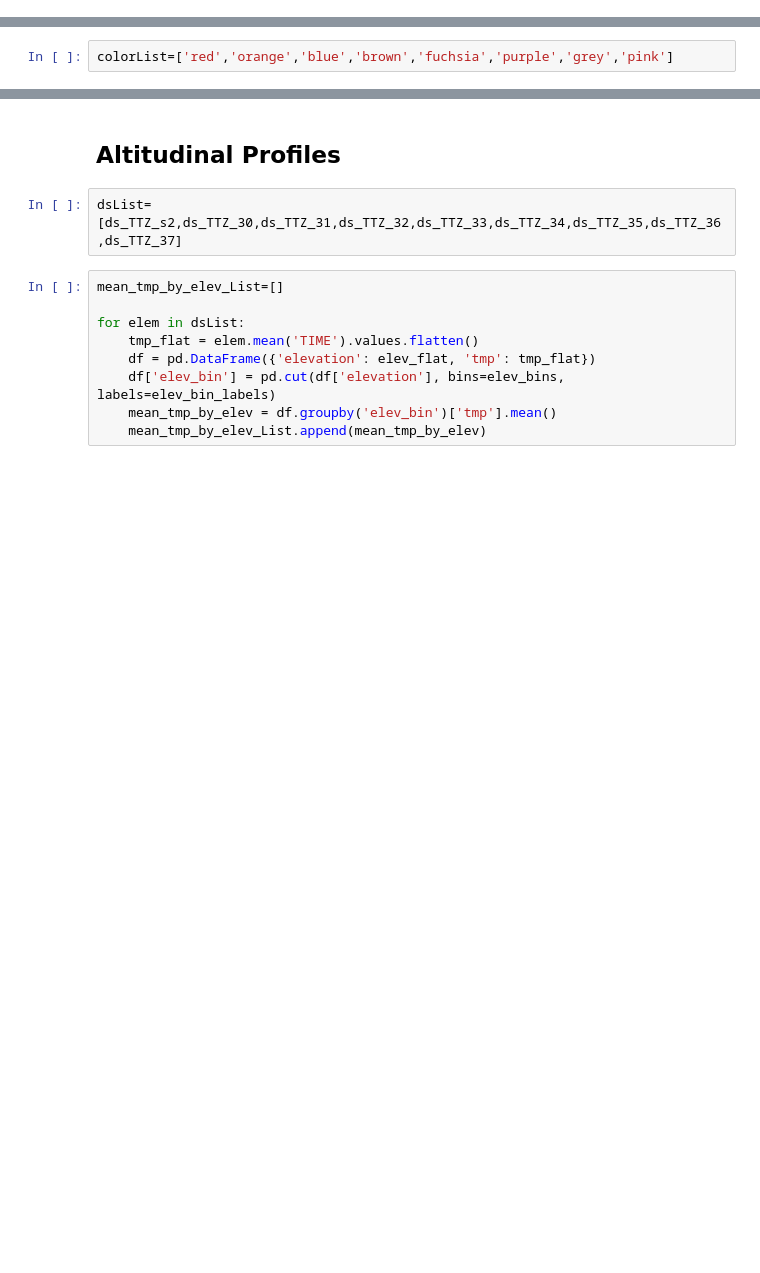
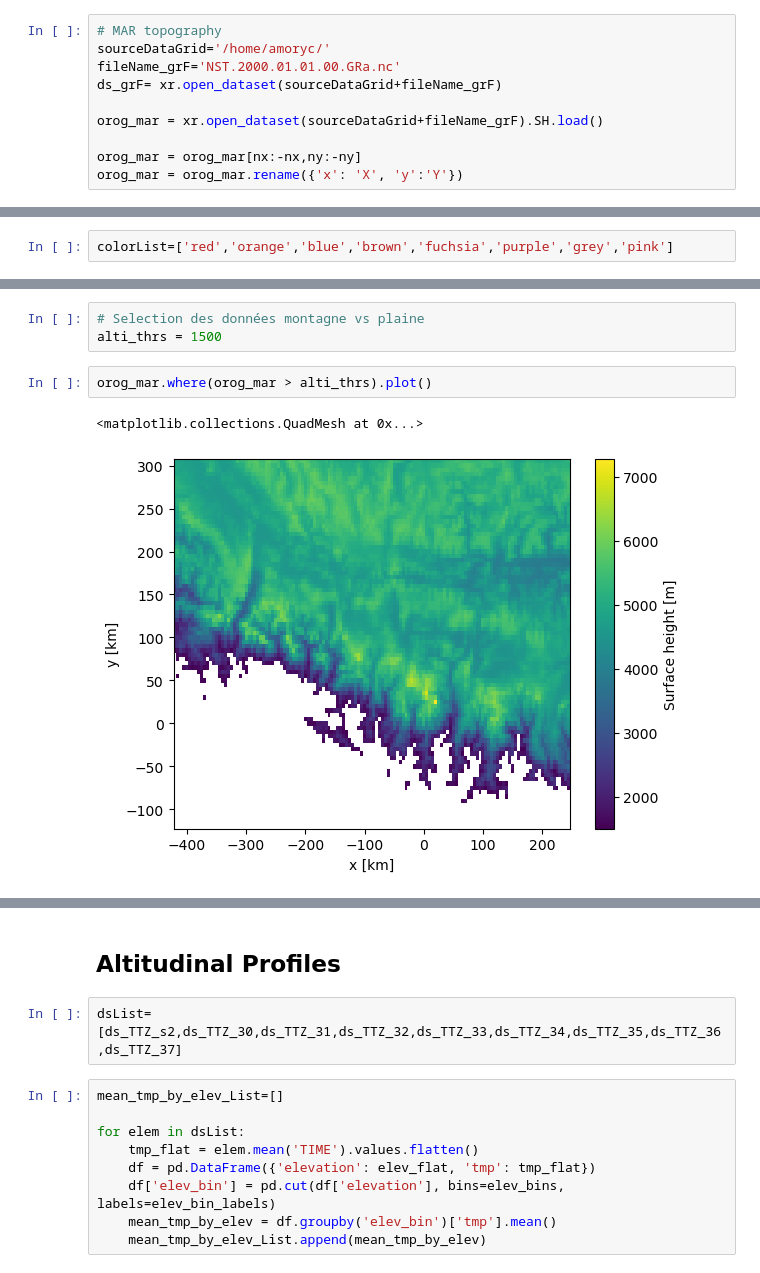
Before and after one commit to xfain/MAR_HMA, a Jupyter notebook: comparison_tmp.era5-land_MAR_GRa_sensitivity.ipynb, the cells around one changed output, grey strips where cells are left out. Drawn from its saved outputs; the diff is of its cells as text; blank space fills up the shorter version.

```diff
--- a/comparison_tmp.era5-land_MAR_GRa_sensitivity.ipynb
+++ b/comparison_tmp.era5-land_MAR_GRa_sensitivity.ipynb
@@ -49,6 +49,16 @@ nx=15;ny=15
 # %%
 sourceData='/bettik/PROJECTS/pr-regional-climate/santolam/MARout/'+domain+'/sensitivity_tests/'
 folder_figure = '/bettik/PROJECTS/pr-regional-climate/fainx/figures/' + domain_2 +'/'
+# %%
+# MAR topography
+sourceDataGrid='/home/amoryc/'
+fileName_grF='NST.2000.01.01.00.GRa.nc'
+ds_grF= xr.open_dataset(sourceDataGrid+fileName_grF)
+
+orog_mar = xr.open_dataset(sourceDataGrid+fileName_grF).SH.load()
+
+orog_mar = orog_mar[nx:-nx,ny:-ny]
+orog_mar = orog_mar.rename({'x': 'X', 'y':'Y'})
 # %%
 ## Model MAR
 model='MAR'
@@ -429,0 +448,8 @@ plt.show()
+# %%
+# Selection des données montagne vs plaine
+alti_thrs = 1500
+# %%
+orog_mar.where(orog_mar > alti_thrs).plot()
+# %% [output]
+<matplotlib.collections.QuadMesh at 0x...>
+[figure, added]
```
Also changed, not shown: parts of 8 cells of this notebook, 4 other files.
